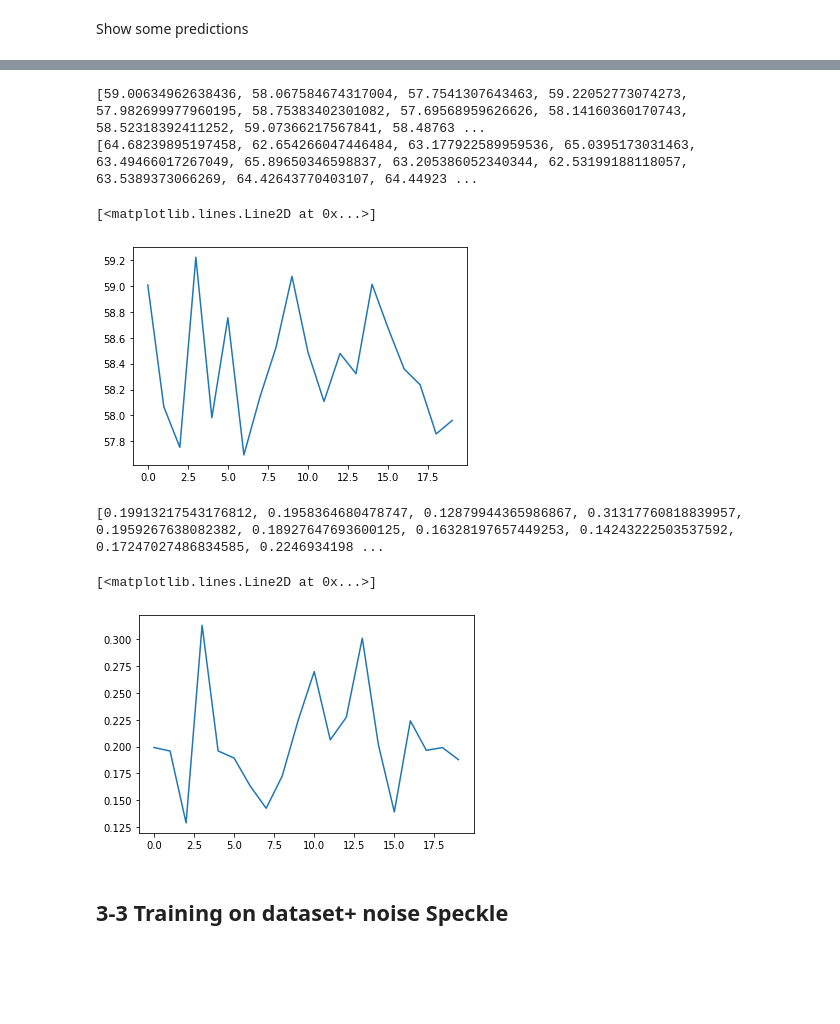
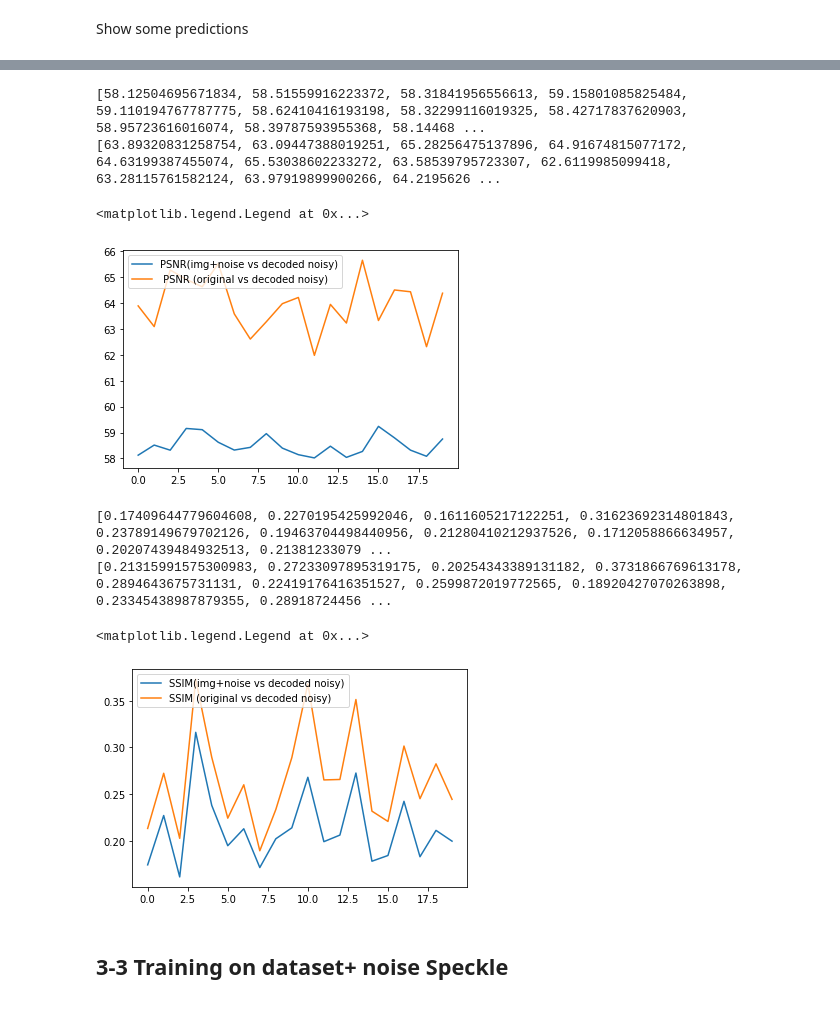
Before and after one commit to ecsquare/Deep-Compression-with-autoencoder, a Jupyter notebook: Compression_with_autoencoder.ipynb, the cells around one changed output, grey strips where cells are left out. Drawn from its saved outputs; the diff is of its cells as text; code cells hidden in the pictures; blank space fills up the shorter version.

```diff
--- a/Compression_with_autoencoder.ipynb
+++ b/Compression_with_autoencoder.ipynb
@@ -240,19 +243,21 @@ plt.show()
 # %%
 d2=[]
 for i in range(20):
     d2.append(psnr(X_test_salt_pepper[i],decoded_imgs_salt[i]))
 print(d2)
 d22=[]
 for i in range(20):
     d22.append(psnr(X_test[i],decoded_imgs_salt[i]))
 print(d22)
 
 plt.plot(d2)
+plt.plot(d22)
+plt.legend(['PSNR(img+noise vs decoded noisy)', ' PSNR (original vs decoded noisy)'], loc='upper left')
 # %% [output]
-[59.00634962638436, 58.067584674317004, 57.7541307643463, 59.22052773074273, 57.982699977960195, 58.75383402301082, 57.69568959626626, 58.14160360170743, 58.52318392411252, 59.07366217567841, 58.48763 ...
-[64.68239895197458, 62.654266047446484, 63.177922589959536, 65.0395173031463, 63.49466017267049, 65.89650346598837, 63.205386052340344, 62.53199188118057, 63.5389373066269, 64.42643770403107, 64.44923 ...
+[58.12504695671834, 58.51559916223372, 58.31841956556613, 59.15801085825484, 59.110194767787775, 58.62410416193198, 58.32299116019325, 58.42717837620903, 58.95723616016074, 58.39787593955368, 58.14468 ...
+[63.89320831258754, 63.09447388019251, 65.28256475137896, 64.91674815077172, 64.63199387455074, 65.53038602233272, 63.58539795723307, 62.6119985099418, 63.28115761582124, 63.97919899900266, 64.2195626 ...
-[<matplotlib.lines.Line2D at 0x...>]
+<matplotlib.legend.Legend at 0x...>
-[figure, old version]
+[figure, new version]
 # %%
 s2=[]
 for i in range(20):
@@ -261,11 +266,21 @@ for i in range(20):
     ss=ssim(img1,image, data=img1.max()-image.min())
     s2.append(ss)
 print(s2)
+s22=[]
+for i in range(20):
+    img1=X_test[i]
+    image=decoded_imgs_salt[i]
+    ss=ssim(img1,image, data=img1.max()-image.min())
+    s22.append(ss)
+print(s22)
 plt.plot(s2)
+plt.plot(s22)
+plt.legend(['SSIM(img+noise vs decoded noisy)', 'SSIM (original vs decoded noisy)'], loc='upper left')
 # %% [output]
-[0.19913217543176812, 0.1958364680478747, 0.12879944365986867, 0.31317760818839957, 0.1959267638082382, 0.18927647693600125, 0.16328197657449253, 0.14243222503537592, 0.17247027486834585, 0.2246934198 ...
+[0.17409644779604608, 0.2270195425992046, 0.1611605217122251, 0.31623692314801843, 0.23789149679702126, 0.19463704498440956, 0.21280410212937526, 0.1712058866634957, 0.20207439484932513, 0.21381233079 ...
+[0.21315991575300983, 0.27233097895319175, 0.20254343389131182, 0.3731866769613178, 0.2894643675731131, 0.22419176416351527, 0.2599872019772565, 0.18920427070263898, 0.23345438987879355, 0.28918724456 ...
-[<matplotlib.lines.Line2D at 0x...>]
+<matplotlib.legend.Legend at 0x...>
-[figure, old version]
+[figure, new version]
 # %% [markdown]
 <h2> 3-3 Training on dataset+ noise Speckle <h2>
 # %% [markdown]
```
Also changed, not shown: parts of 16 cells of this notebook.
